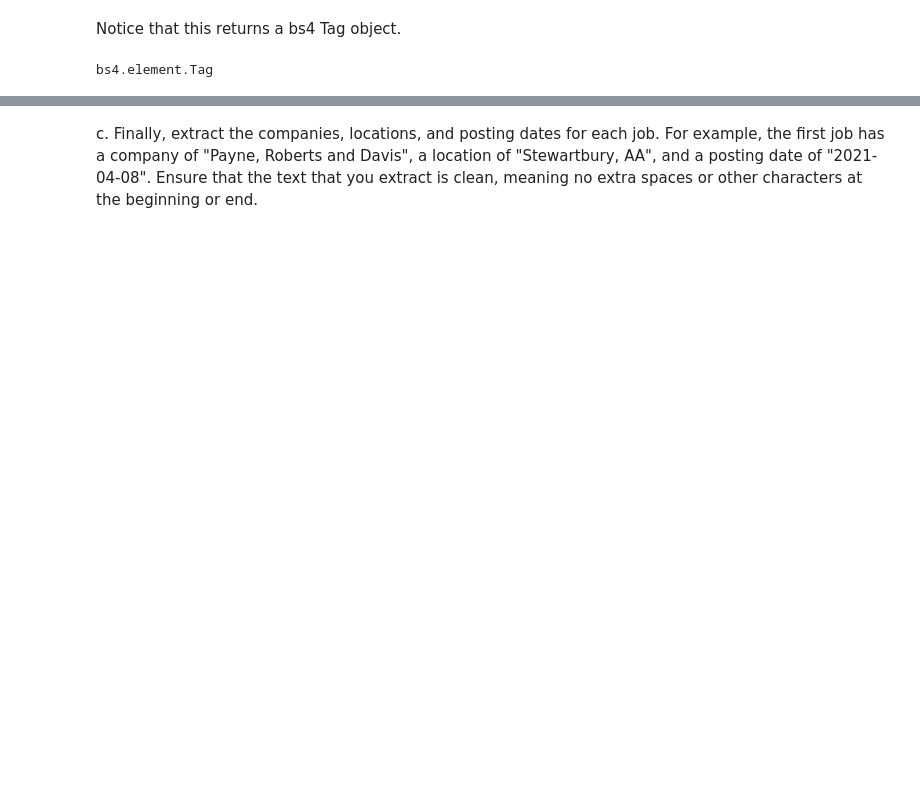
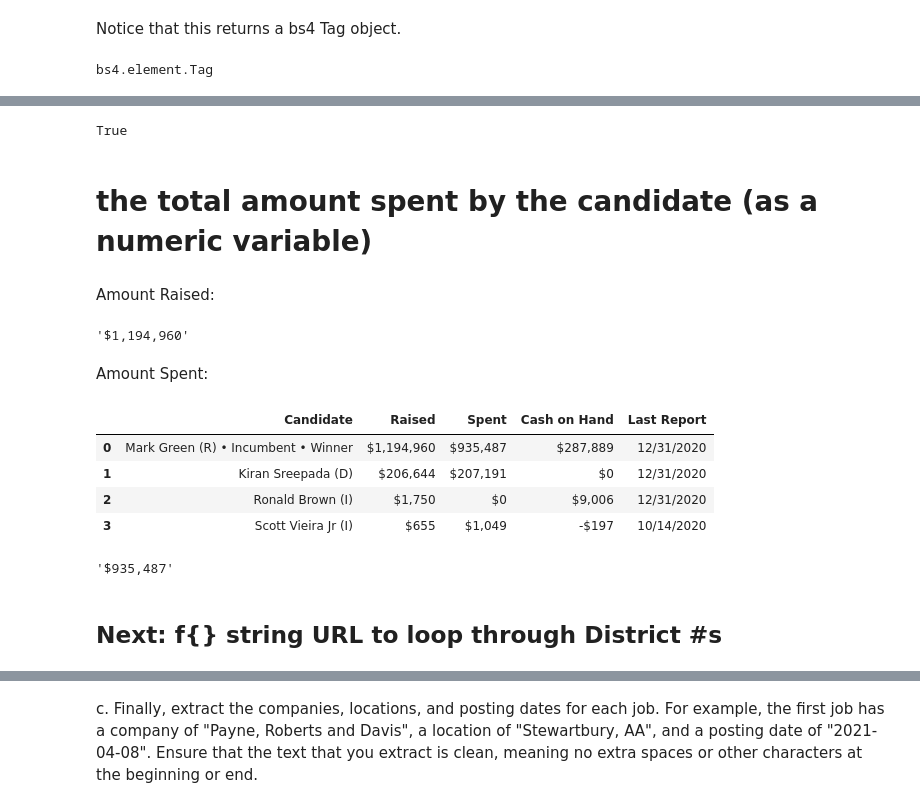
Before and after one commit to KagonDeans/webscraping-open-secrets, a Jupyter notebook: notebooks/OpenSecrets_Crawler_ycw.ipynb, the cells around one changed output, grey strips where cells are left out. Cells and saved outputs as stored; diff of their text form; code cells hidden in the pictures; blank space fills up the shorter version.

```diff
--- a/notebooks/OpenSecrets_Crawler_ycw.ipynb
+++ b/notebooks/OpenSecrets_Crawler_ycw.ipynb
@@ -7,5 +31,5 @@ import requests
 # %%
-URL = 'https://www.opensecrets.org/races/candidates?cycle=2020&id=TN07&spec=N'
+URL = 'https://www.opensecrets.org/races/summary?cycle=2020&id=TN07&spec=N'
 
 response = requests.get(URL)
 # %%
@@ -67,0 +85,31 @@ b. Now, use what you did for the first title, but extract the job title for all
+# %%
+Race_Outcome_Status = soup.find('span', attrs={'class' : 'winner'}).text
+Race_Outcome_Status == 'Winner'
+# %% [output]
+True
+# %% [markdown]
+# the total amount spent by the candidate (as a numeric variable)
+# %% [markdown]
+Amount Raised:
+# %%
+soup.find('td', attrs={'class' : 'number'})
+Raised = soup.find('td', attrs={'class' : 'number'}).text
+Raised
+# %% [output]
+'$1,194,960'
+# %% [markdown]
+Amount Spent:
+# %%
+Cash_df = pd.read_html(str(soup.find('table', attrs={'class' : 'DataTable'})))[0]
+Cash_df
+# %% [output]
+|  | Candidate | Raised | Spent | Cash on Hand | Last Report |
+| 0 | Mark Green (R) • Incumbent • Winner | $1,194,960 | $935,487 | $287,889 | 12/31/2020 |
+| 1 | Kiran Sreepada (D) | $206,644 | $207,191 | $0 | 12/31/2020 |
+| 2 | Ronald Brown (I) | $1,750 | $0 | $9,006 | 12/31/2020 |
+| 3 | Scott Vieira Jr (I) | $655 | $1,049 | -$197 | 10/14/2020 |
+# %%
+Spent = Cash_df.iloc[0, 2]
+Spent
+# %% [output]
+'$935,487'
@@ -67,0 +121,2 @@ b. Now, use what you did for the first title, but extract the job title for all
+# %% [markdown]
+## Next: f{} string URL to loop through District #s
```
Also changed, not shown: parts of 56 cells of this notebook.
